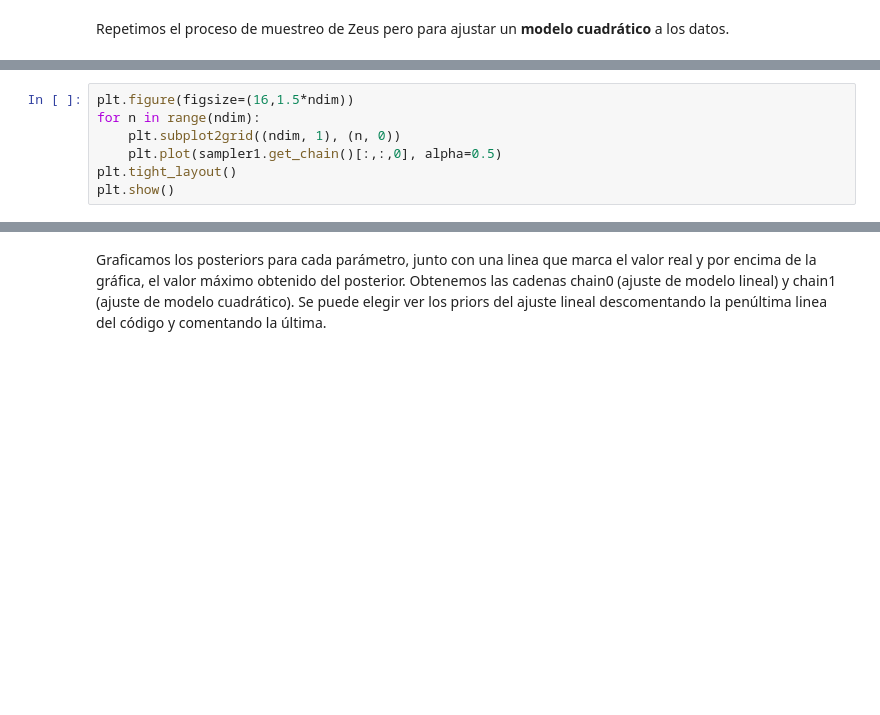
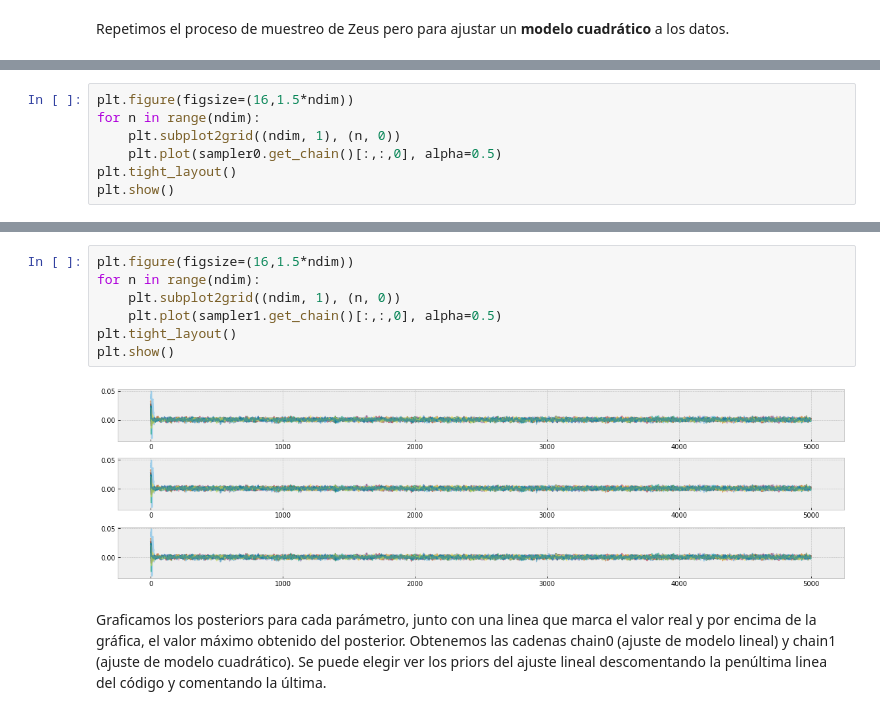
Before and after one commit to BaruchMM/Analisis_laboratorio, a Jupyter notebook: Analisis de datos.ipynb, the cells around one changed output, grey strips where cells are left out. Drawn from its saved outputs; the diff is of its cells as text; blank space fills up the shorter version.

```diff
--- a/Analisis de datos.ipynb
+++ b/Analisis de datos.ipynb
@@ -252,7 +239,7 @@ Multiprocessing took 13.8 seconds
 plt.figure(figsize=(16,1.5*ndim))
 for n in range(ndim):
     plt.subplot2grid((ndim, 1), (n, 0))
-    plt.plot(sampler1.get_chain()[:,:,0], alpha=0.5)
+    plt.plot(sampler0.get_chain()[:,:,0], alpha=0.5)
 plt.tight_layout()
 plt.show()
 # %% [output]
@@ -260,3 +274,12 @@ plt.show()
+# %%
+plt.figure(figsize=(16,1.5*ndim))
+for n in range(ndim):
+    plt.subplot2grid((ndim, 1), (n, 0))
+    plt.plot(sampler1.get_chain()[:,:,0], alpha=0.5)
+plt.tight_layout()
+plt.show()
+# %% [output]
+[figure, added]
 # %% [markdown]
 
 Graficamos los posteriors para cada parámetro, junto con una linea que marca el valor real y por encima de la gráfica, el valor máximo obtenido del posterior.
```
Also changed, not shown: parts of 15 cells of this notebook.
